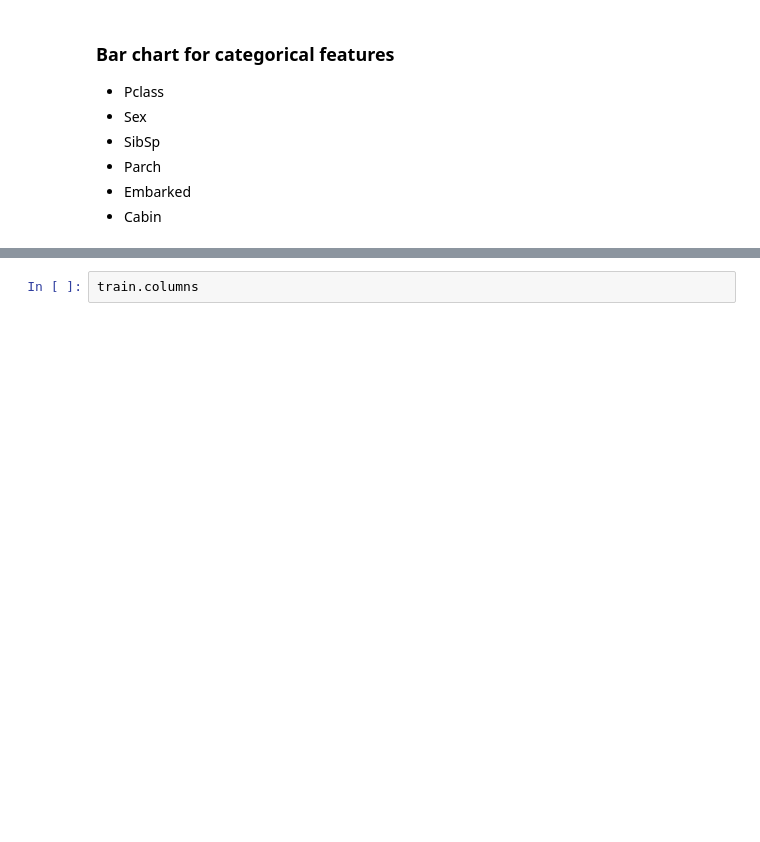
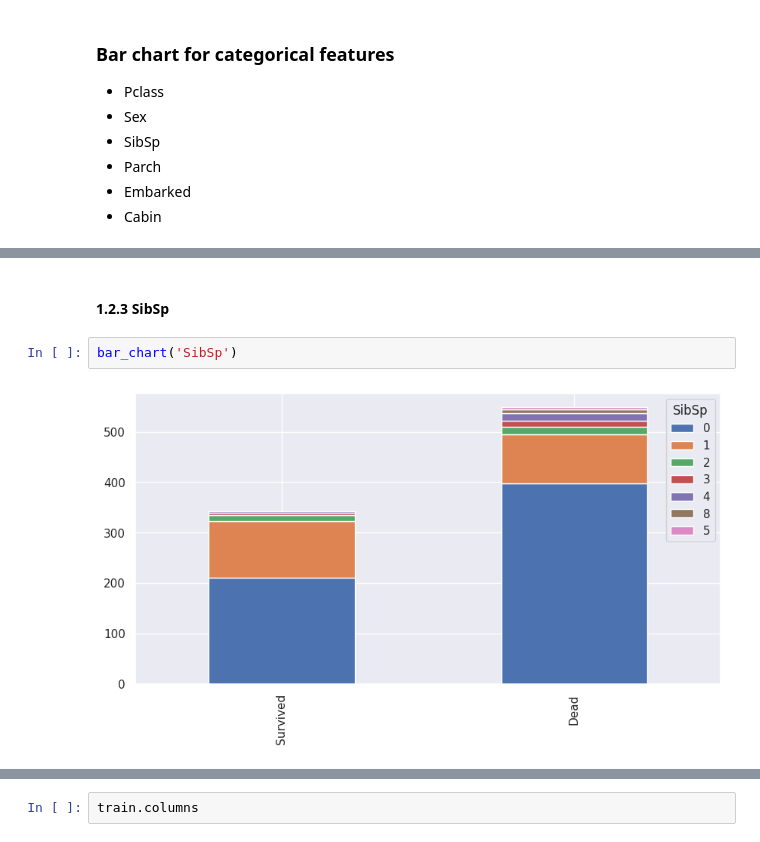
Before and after one commit to tntnu/Titanic, a Jupyter notebook: [개인프로젝트연습]_타이타닉생존자예측_2차제출.ipynb, the cells around one changed output, grey strips where cells are left out. Drawn from its saved outputs; the diff is of its cells as text; blank space fills up the shorter version.

```diff
--- a/[개인프로젝트연습]_타이타닉생존자예측_2차제출.ipynb
+++ b/[개인프로젝트연습]_타이타닉생존자예측_2차제출.ipynb
@@ -181,0 +206,6 @@ train.shape, test.shape # 독립변수 11개, 종속변수 Survived
+# %% [markdown]
+#### 1.2.3 SibSp
+# %%
+bar_chart('SibSp')
+# %% [output]
+[figure, added]
```
Also changed, not shown: parts of 52 cells of this notebook.
